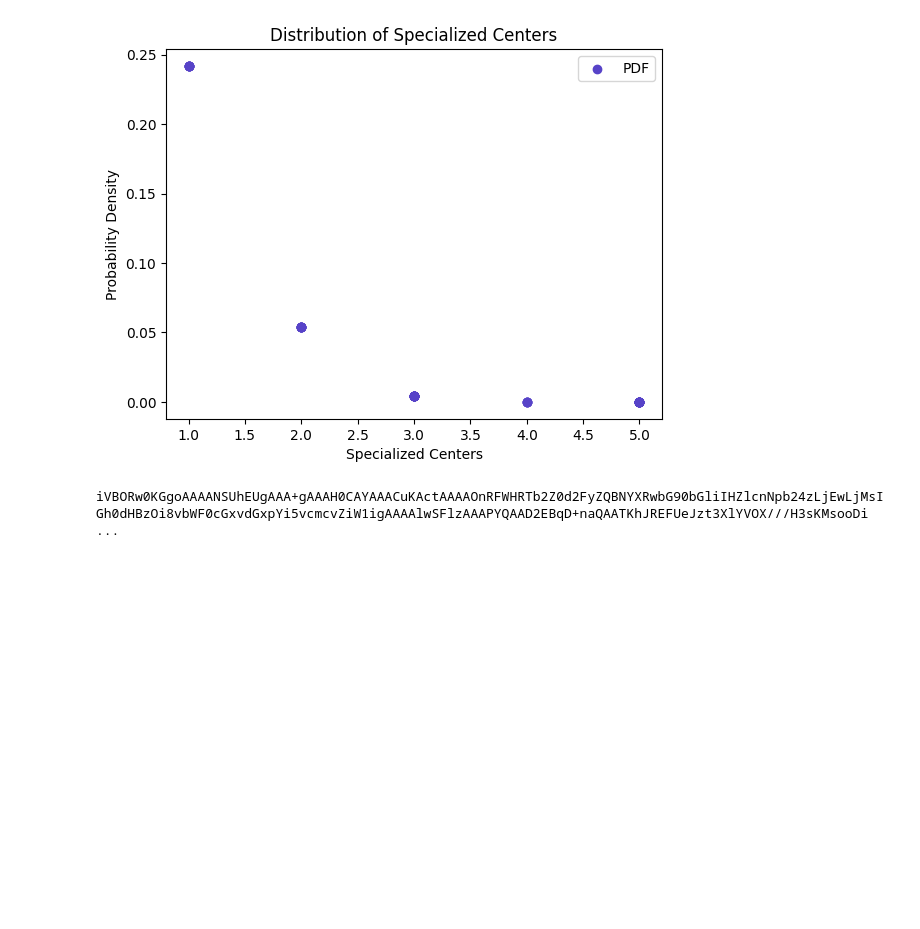
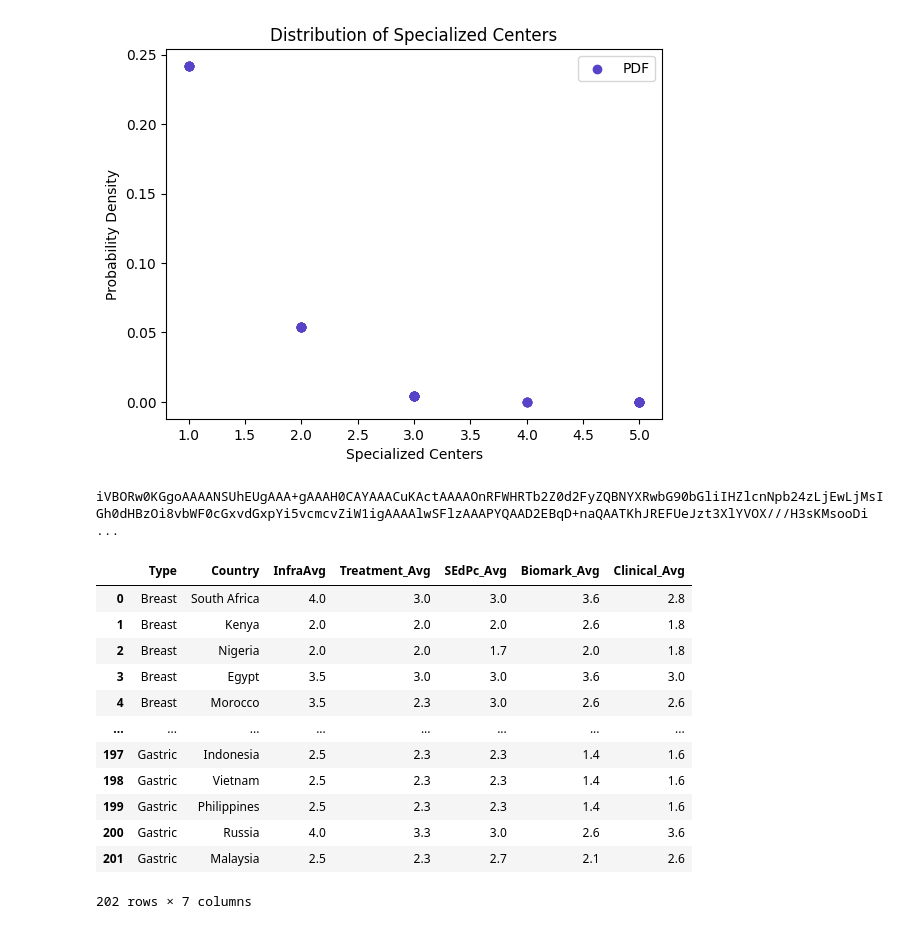
Before and after one commit to Aniket7651/Visualizer, a Jupyter notebook: visualCancer/sci.ipynb, the cells around one changed output. Saved outputs shown, nothing was run; the diff lists cells and outputs as text; code cells hidden in the pictures; blank space fills up the shorter version.

```diff
--- a/visualCancer/sci.ipynb
+++ b/visualCancer/sci.ipynb
@@ -151,0 +173,18 @@
+# %%
+avgData = pd.read_csv('/home/aniket-yadav/WORKSPACE/WebProjects/.visenv/Visualizer/staticfiles/Data/AvgAllTypeCancer.csv')
+
+avgData
+# %% [output]
+|  | Type | Country | InfraAvg | Treatment_Avg | SEdPc_Avg | Biomark_Avg | Clinical_Avg |
+| 0 | Breast | South Africa | 4.0 | 3.0 | 3.0 | 3.6 | 2.8 |
+| 1 | Breast | Kenya | 2.0 | 2.0 | 2.0 | 2.6 | 1.8 |
+| 2 | Breast | Nigeria | 2.0 | 2.0 | 1.7 | 2.0 | 1.8 |
+| 3 | Breast | Egypt | 3.5 | 3.0 | 3.0 | 3.6 | 3.0 |
+| 4 | Breast | Morocco | 3.5 | 2.3 | 3.0 | 2.6 | 2.6 |
+| ... | ... | ... | ... | ... | ... | ... | ... |
+| 197 | Gastric | Indonesia | 2.5 | 2.3 | 2.3 | 1.4 | 1.6 |
+| 198 | Gastric | Vietnam | 2.5 | 2.3 | 2.3 | 1.4 | 1.6 |
+| 199 | Gastric | Philippines | 2.5 | 2.3 | 2.3 | 1.4 | 1.6 |
+| 200 | Gastric | Russia | 4.0 | 3.3 | 3.0 | 2.6 | 3.6 |
+| 201 | Gastric | Malaysia | 2.5 | 2.3 | 2.7 | 2.1 | 2.6 |
+202 rows × 7 columns
```
Also changed, not shown: parts of 5 cells of this notebook, 7 other files.
